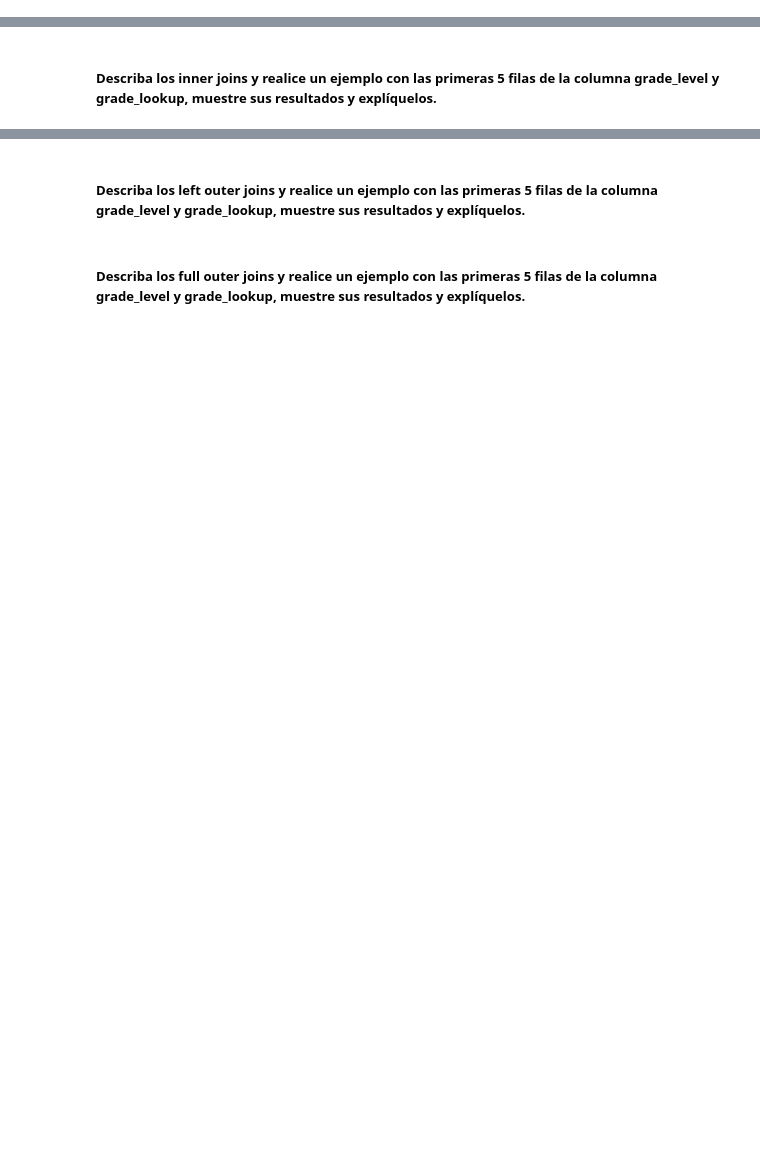
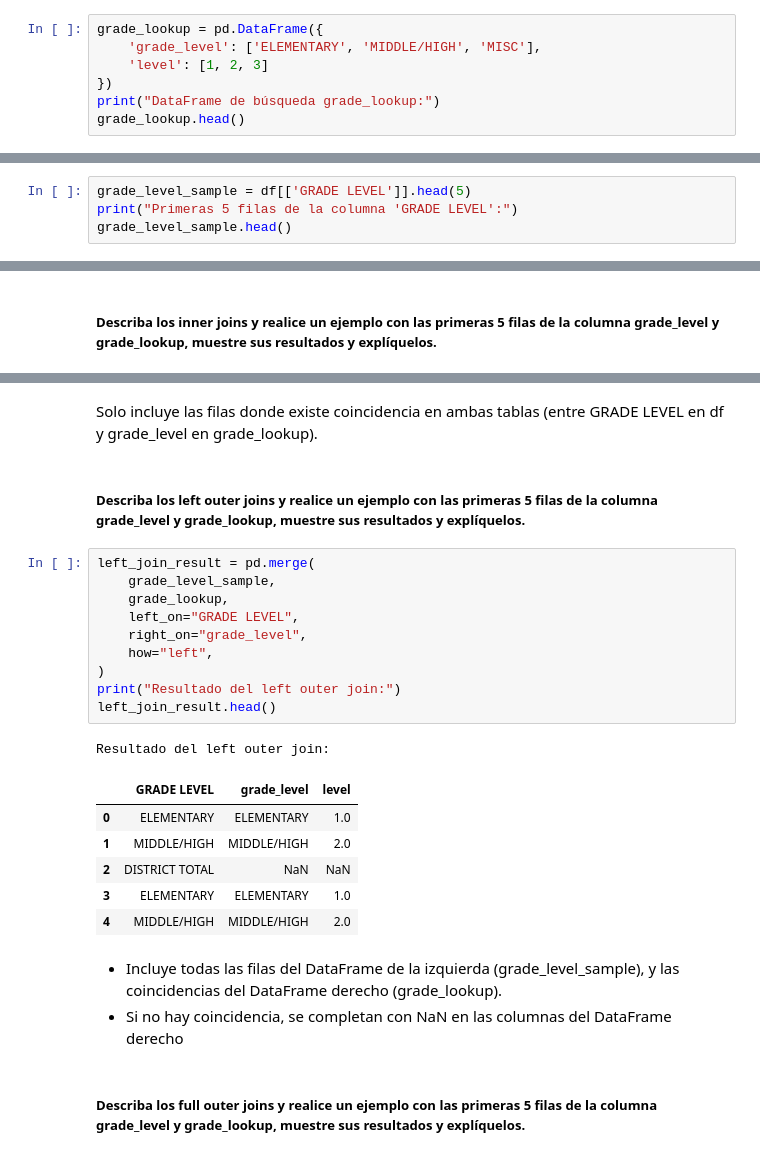
Before and after one commit to dalfonso75/info-data-handler, a Jupyter notebook: G49_DeiverEnriqueAlfonsoCortes_Tarea2.ipynb, the cells around one changed output, grey strips where cells are left out. Saved outputs shown, nothing was run; the diff lists cells and outputs as text; blank space fills up the shorter version.

```diff
--- a/G49_DeiverEnriqueAlfonsoCortes_Tarea2.ipynb
+++ b/G49_DeiverEnriqueAlfonsoCortes_Tarea2.ipynb
@@ -638,3 +638,10 @@ Además, disponer de métricas como promedios, sumas, máximos y mínimos permit
 #### **Uniones (Joins):**
 
 ##### **Defina un DataFrame de búsqueda llamado grade_lookup, que tenga las columnas ‘grade_level y ‘level’ que asigne niveles a cada uno de los grados como sigue: 1 a 'ELEMENTARY', 2 a 'MIDDLE/HIGH', 3 a 'MISC'.**
+# %%
+grade_lookup = pd.DataFrame({
+    'grade_level': ['ELEMENTARY', 'MIDDLE/HIGH', 'MISC'],
+    'level': [1, 2, 3]
+})
+print("DataFrame de búsqueda grade_lookup:")
+grade_lookup.head()
@@ -641,2 +654,6 @@ Además, disponer de métricas como promedios, sumas, máximos y mínimos permit
 # %% [markdown]
 ##### **Por otro lado, tome las primeras cinco filas de la columna de datos en la columna GRADE e imprímalas (Téngalas en cuenta pues las utilizaremos para estudiar los tipos de uniones).**
+# %%
+grade_level_sample = df[['GRADE LEVEL']].head(5)
+print("Primeras 5 filas de la columna 'GRADE LEVEL':")
+grade_level_sample.head()
@@ -645,4 +687,27 @@ Además, disponer de métricas como promedios, sumas, máximos y mínimos permit
+# %% [markdown]
+Solo incluye las filas donde existe coincidencia en ambas tablas (entre GRADE LEVEL en df y grade_level en grade_lookup).
 # %% [markdown]
 ##### **Describa los left outer joins y realice un ejemplo con las primeras 5 filas de la columna grade_level y grade_lookup, muestre sus resultados y explíquelos.**
+# %%
+left_join_result = pd.merge(
+    grade_level_sample,
+    grade_lookup,
+    left_on="GRADE LEVEL",
+    right_on="grade_level",
+    how="left",
+)
+print("Resultado del left outer join:")
+left_join_result.head()
+# %% [output]
+Resultado del left outer join:
+|  | GRADE LEVEL | grade_level | level |
+| 0 | ELEMENTARY | ELEMENTARY | 1.0 |
+| 1 | MIDDLE/HIGH | MIDDLE/HIGH | 2.0 |
+| 2 | DISTRICT TOTAL | NaN | NaN |
+| 3 | ELEMENTARY | ELEMENTARY | 1.0 |
+| 4 | MIDDLE/HIGH | MIDDLE/HIGH | 2.0 |
+# %% [markdown]
+- Incluye todas las filas del DataFrame de la izquierda (grade_level_sample), y las coincidencias del DataFrame derecho (grade_lookup).
+- Si no hay coincidencia, se completan con NaN en las columnas del DataFrame derecho
 # %% [markdown]
 ##### **Describa los full outer joins y realice un ejemplo con las primeras 5 filas de la columna grade_level y grade_lookup, muestre sus resultados y explíquelos.**
```
Also changed, not shown: parts of 14 cells of this notebook.
